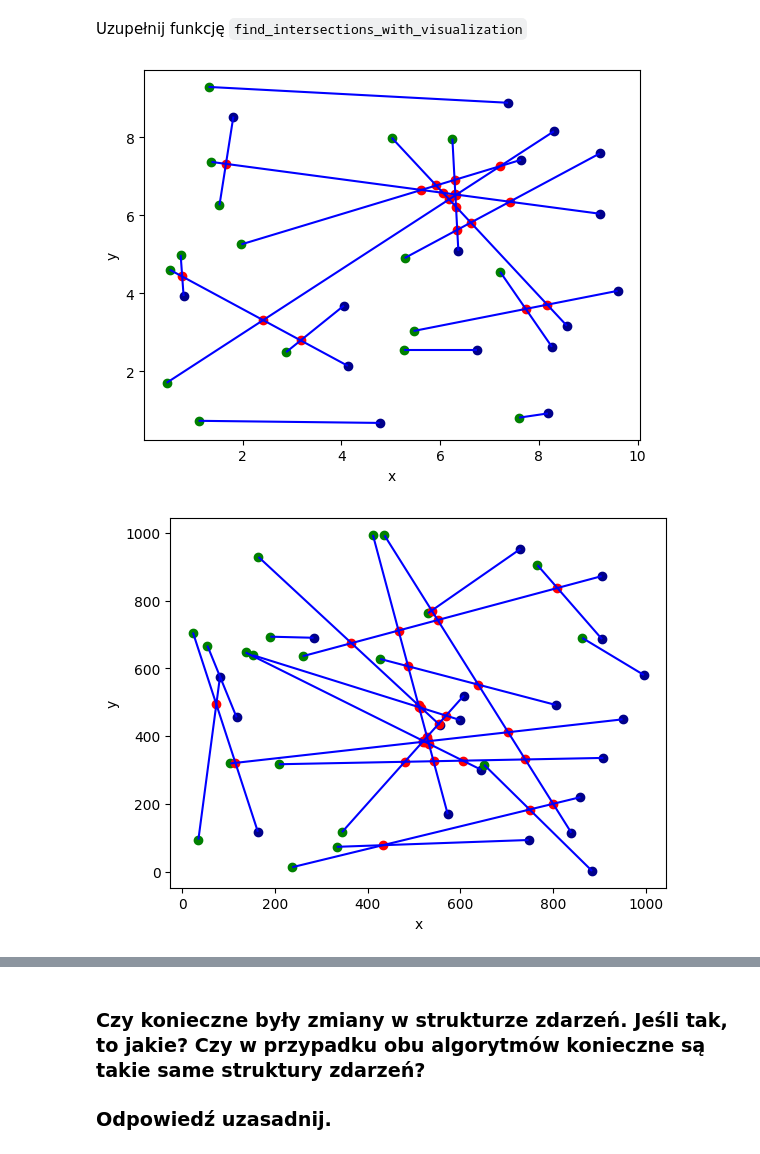
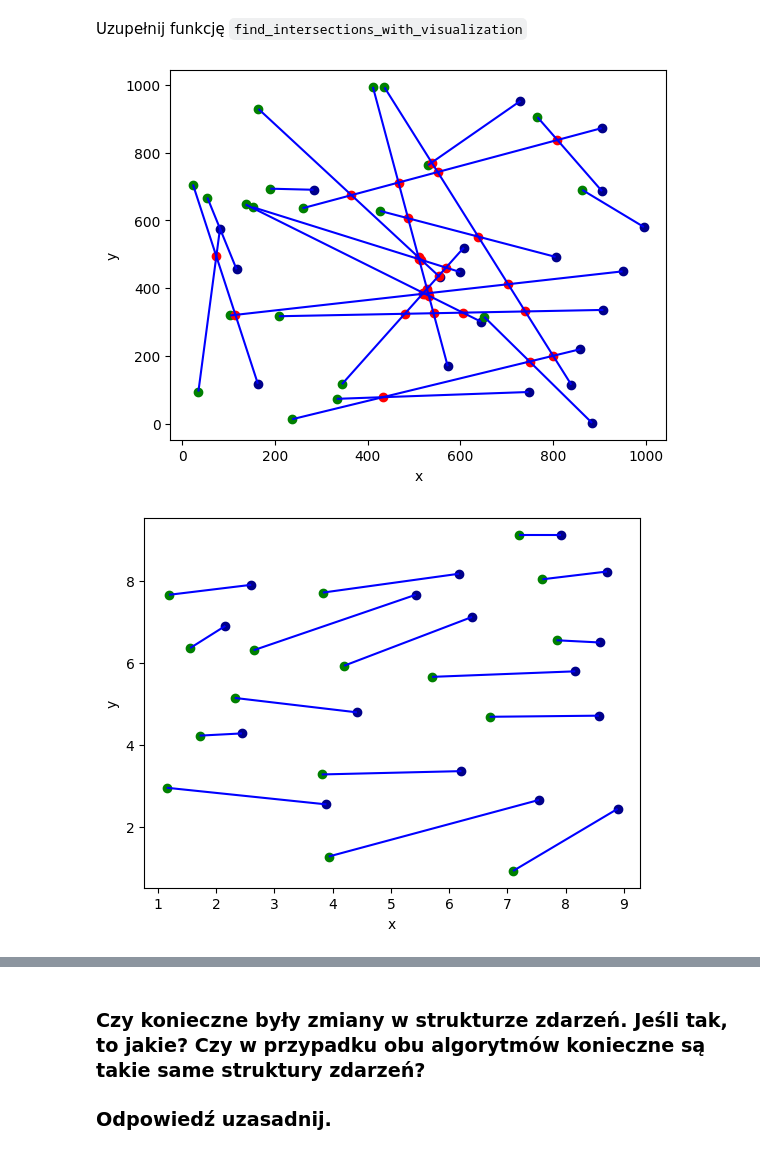
Before and after one commit to NCCMNT/Geometric-Algorithms, a Jupyter notebook: lab4/main.ipynb, the cells around one changed output, grey strips where cells are left out. Cells and saved outputs as stored; diff of their text form; code cells hidden in the pictures.

````diff
--- a/lab4/main.ipynb
+++ b/lab4/main.ipynb
@@ -163,6 +163,9 @@ def add_sections(sections):
     return sections
 # %%
 %matplotlib tk
-my_sections = add_sections([])
+my_sections_1 = add_sections([])
+my_sections_2 = add_sections([])
+my_sections_3 = add_sections([])
+my_sections_4 = add_sections([])
 plt.show(block = True)
 # %% [output]
@@ -262,10 +340,2 @@ Exception: Unimplemented
 # %% [markdown]
 Uzupełnij funkcję ```is_intersection_with_visualization```
-# %%
-def is_intersection_with_visualization(sections):
-    """
-    Funkcja sprawdza czy jakakolwiek para podanych odcinków się przecina i dodatkowo zwraca kolejne kroki w wizualizacji
-    :param sections: tablica odcinków w postaci krotek ktorek współrzędnych punktów końcowych odcinków
-    :return: True / False
-    """
-    raise Exception("Unimplemented")
@@ -271,0 +461,4 @@ def is_intersection_with_visualization(sections):
+# %%
+is_int, vis = is_intersection_with_visualization(my_sections_4)
+vis.show()
+vis.save_gif('GIFs/chmielewski_is_my_intersect_4', interval = 400)
@@ -569,14 +764,14 @@ def find_intersections_with_visualization(sections):
 
     return interesections, vis
 # %%
-intersections, vis = find_intersections_with_visualization(my_sections)
+intersections, vis = find_intersections_with_visualization(random_sections)
 vis.show()
-vis.save_gif('GIFs/intersect', interval = 400)
+vis.save_gif('GIFs/chmielewski_rand_intersect', interval = 400)
 # %% [output]
-[figure, old version]
+[figure, new version]
 # %%
-intersections, vis = find_intersections_with_visualization(random_sections)
+intersections, vis = find_intersections_with_visualization(my_sections_1)
 vis.show()
-vis.save_gif('GIFs/rand_intersect', interval = 400)
+vis.save_gif('GIFs/chmielewski_my_intersect_1', interval = 400)
 # %% [output]
-[figure, old version]
+[figure, new version]
````
Also changed, not shown: parts of 20 cells of this notebook, 11 other files.
